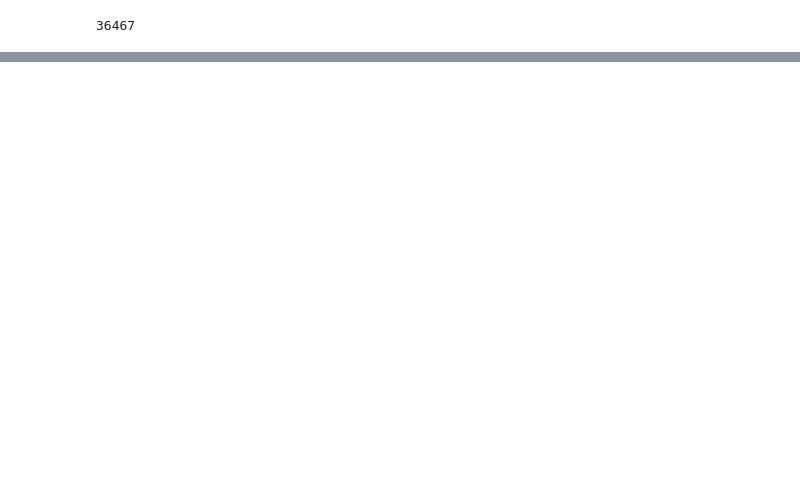
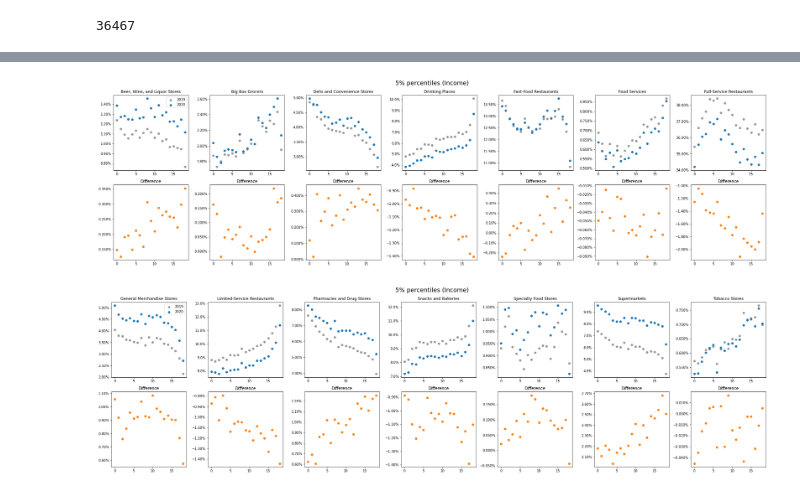
Before and after one commit to cpcarey/nyu-cusp-food-access, a Jupyter notebook: notebooks/plot_visitation_distributions.ipynb, the cells around one changed output, grey strips where cells are left out. Saved outputs shown, nothing was run; the diff lists cells and outputs as text; code cells hidden in the pictures; blank space fills up the shorter version.

```diff
--- a/notebooks/plot_visitation_distributions.ipynb
+++ b/notebooks/plot_visitation_distributions.ipynb
@@ -140,0 +280,7 @@ plot_stack(percent_df)
+# %%
+cbg_pct_df = apply_percentiles_by_income(cbg_df)
+cbg_pct_df = cbg_pct_df[['cbg', 'cluster']]
+pct_cluster_df = home_weekly_df.merge(cbg_pct_df, on=['cbg'], how='inner')
+pct_total_df = get_total_df(pct_cluster_df)
+pct_weekly_df = get_weekly_df(pct_cluster_df, pct_total_df)
+pct_percent_df = get_percent_df(pct_weekly_df)
@@ -140,0 +324,36 @@ plot_stack(percent_df)
+# %%
+pct_percent_2019_df = pct_percent_df.reset_index()
+pct_percent_2019_df = pct_percent_2019_df[pct_percent_2019_df['date_range_start'].dt.year == 2019]
+pct_percent_2019_df = pct_percent_2019_df.set_index(['date_range_start'])
+pct_percent_2019_mean_df = pct_percent_2019_df.groupby(by=['cluster']).mean()
+pct_percent_2020_df = pct_percent_df.reset_index()
+pct_percent_2020_df = pct_percent_2020_df[pct_percent_2020_df['date_range_start'].dt.year == 2020]
+pct_percent_2020_df = pct_percent_2020_df.set_index(['date_range_start'])
+pct_percent_2020_mean_df = pct_percent_2020_df.groupby(by=['cluster']).mean()
+# %%
+def plot_scatter(df1, df2, columns):
+    fig, ax = plt.subplots(2, len(columns), figsize=(4 * len(columns), 8))
+    # Ignore top 2 percentiles due to 250+ reporting / outliers.
+    for i, column in enumerate(columns):
+        ax[0, i].scatter(df1.index[0:-1], df1.loc[0:len(df1) - 2, column], color='#999', label='2019')
+        ax[0, i].scatter(df2.index[0:-1], df2.loc[0:len(df2) - 2, column], color='C0', label='2020')
+        ax[0, i].set_title(column)
+        ax[0, i].yaxis.set_major_formatter(mtick.PercentFormatter(1.0))
+    ax[0, 0].legend()
+
+    for i, column in enumerate(columns):
+        ax[1, i].scatter(df1.index[0:-1], df2.loc[0:len(df1) - 2, column] - df1.loc[0:len(df1) - 2, column], color='C1')
+        ax[1, i].set_title('Difference')
+        ax[1, i].yaxis.set_major_formatter(mtick.PercentFormatter(1.0))
+
+    plt.suptitle('5% percentiles (Income)', fontsize=18)
+    plt.tight_layout()
+    plt.plot()
+# %%
+pdf_2020 = pct_percent_2020_mean_df
+pdf_2019 = pct_percent_2019_mean_df
+plot_scatter(pdf_2019, pdf_2020, pdf_2020.columns[:7])
+plot_scatter(pdf_2019, pdf_2020, pdf_2020.columns[7:])
+# %% [output]
+[figure, added]
+[figure, added]
```
Also changed, not shown: parts of 26 cells of this notebook.
